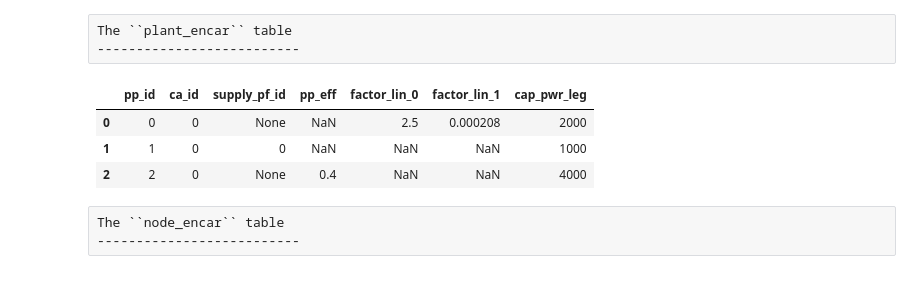
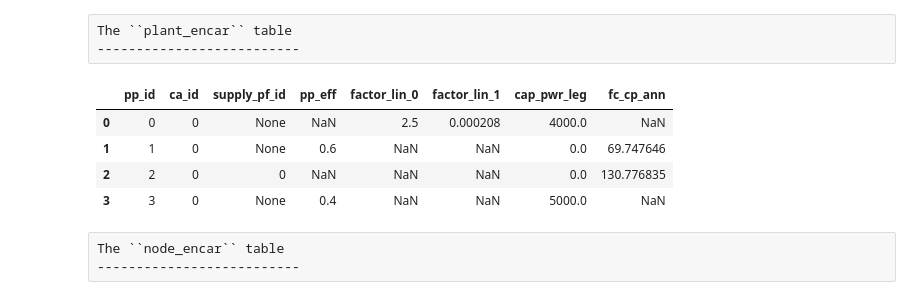
Before and after one commit to mcsoini/grimsel, a Jupyter notebook: notebooks/doc_introductory_example.ipynb, the cells around one changed output. Drawn from its saved outputs; the diff is of its cells as text; code cells hidden in the pictures.

```diff
--- a/notebooks/doc_introductory_example.ipynb
+++ b/notebooks/doc_introductory_example.ipynb
@@ -90,13 +101,14 @@ display(df_def_pp_type)
 The ``def_plant`` table
 --------------------------
 # %%
-df_def_plant = pd.DataFrame({'pp': ['ND1_GAS_LIN', 'ND1_SOL_PHO', 'ND1_HCO_ELC'],
-                             'pt_id': ['GAS_LIN', 'SOL_PHO', 'HCO_ELC'],
-                             'nd_id': ['Node1'] * 3,
-                             'fl_id': ['natural_gas', 'photovoltaics', 'hard_coal'],
-                             'set_def_pr': [0, 1, 0],
-                             'set_def_pp': [1, 0, 1],
-                             'set_def_lin': [1, 0, 0],
+df_def_plant = pd.DataFrame({'pp': ['ND1_GAS_LIN', 'ND1_GAS_NEW', 'ND1_WIND', 'ND1_HCO_ELC'],
+                             'pt_id': ['GAS_LIN', 'GAS_LIN', 'WIND', 'HCO_ELC'],
+                             'nd_id': ['Node1'] * 4,
+                             'fl_id': ['natural_gas', 'natural_gas', 'wind', 'hard_coal'],
+                             'set_def_pr': [0, 0, 1, 0],
+                             'set_def_pp': [1, 1, 0, 1],
+                             'set_def_lin': [1, 0, 0, 0],
+                             'set_def_add': [0, 1, 1, 0],
                             })
 df_def_plant.index.name = 'pp_id'
 df_def_plant = df_def_plant.reset_index()
@@ -117,9 +130,8 @@ display(df_def_plant)
 The ``def_profile`` table
 --------------------------
 # %%
-df_def_profile = pd.DataFrame({'pf': ['SUPPLY_SOL_PHO', 'DMND_NODE1']})
-df_def_profile.index.name = 'pf_id'
-df_def_profile = df_def_profile.reset_index()
+df_def_profile = pd.DataFrame({'pf_id': range(2),
+                               'pf': ['SUPPLY_WIND', 'DMND_NODE1']})
 dict_pf = df_def_profile.set_index('pf').pf_id.to_dict()
 df_def_profile
 # %% [output]
@@ -132,28 +144,40 @@ The ``plant_encar`` table
 # %%
 eff_gas_min = 0.4
 eff_gas_max = 0.6
 cap_gas = 4000.
 f0_gas = 1/eff_gas_min
 f1_gas = 1/cap_gas * (f0_gas - 1/eff_gas_max)
 
-df_plant_encar = pd.DataFrame({'pp_id': ['ND1_GAS_LIN', 'ND1_SOL_PHO', 'ND1_HCO_ELC'],
-                               'ca_id': ['EL'] * 3,
-                               'supply_pf_id': [None, 'SUPPLY_SOL_PHO', None],
-                               'pp_eff': [None, None, 0.4],
-                               'factor_lin_0': [f0_gas, None, None],
-                               'factor_lin_1': [f1_gas, None, None],
-                               'cap_pwr_leg': [2000, 1000, 4000],
+
+dr, lt = 0.06, 20 # assumed discount rate 6% and life time
+fact_ann = ((1+dr)**lt * dr) / ((1+dr)**lt - 1)
+
+fc_cp_gas = 800
+fc_cp_gas_ann = fact_ann * fc_cp_gas
+
+fc_cp_wind = 1500 # assumed capital cost wind power
+fc_cp_wind_ann = fact_ann * fc_cp_wind
+
+df_plant_encar = pd.DataFrame({'pp_id': ['ND1_GAS_LIN', 'ND1_GAS_NEW', 'ND1_WIND', 'ND1_HCO_ELC'],
+                               'ca_id': ['EL'] * 4,
+                               'supply_pf_id': [None, None, 'SUPPLY_WIND', None],
+                               'pp_eff': [None, eff_gas_max, None, 0.4],
+                               'factor_lin_0': [f0_gas, None, None, None],
+                               'factor_lin_1': [f1_gas, None, None, None],
+                               'cap_pwr_leg': [cap_gas, 0, 0, 5000],
+                               'fc_cp_ann': [None, fc_cp_gas_ann, fc_cp_wind_ann, None],
                               })
 
 df_plant_encar = df_plant_encar.assign(supply_pf_id=df_plant_encar.supply_pf_id.replace(dict_pf),
                                        pp_id=df_plant_encar.pp_id.replace(dict_pp),
                                        ca_id=df_plant_encar.ca_id.replace(dict_ca))
 df_plant_encar
 # %% [output]
-|  | pp_id | ca_id | supply_pf_id | pp_eff | factor_lin_0 | factor_lin_1 | cap_pwr_leg |
-| 0 | 0 | 0 | None | NaN | 2.5 | 0.000208 | 2000 |
-| 1 | 1 | 0 | 0 | NaN | NaN | NaN | 1000 |
-| 2 | 2 | 0 | None | 0.4 | NaN | NaN | 4000 |
+|  | pp_id | ca_id | supply_pf_id | pp_eff | factor_lin_0 | factor_lin_1 | cap_pwr_leg | fc_cp_ann |
+| 0 | 0 | 0 | None | NaN | 2.5 | 0.000208 | 4000.0 | NaN |
+| 1 | 1 | 0 | None | 0.6 | NaN | NaN | 0.0 | 69.747646 |
+| 2 | 2 | 0 | 0 | NaN | NaN | NaN | 0.0 | 130.776835 |
+| 3 | 3 | 0 | None | 0.4 | NaN | NaN | 5000.0 | NaN |
 # %% [raw]
 The ``node_encar`` table
 --------------------------
```
Also changed, not shown: parts of 14 cells of this notebook.
